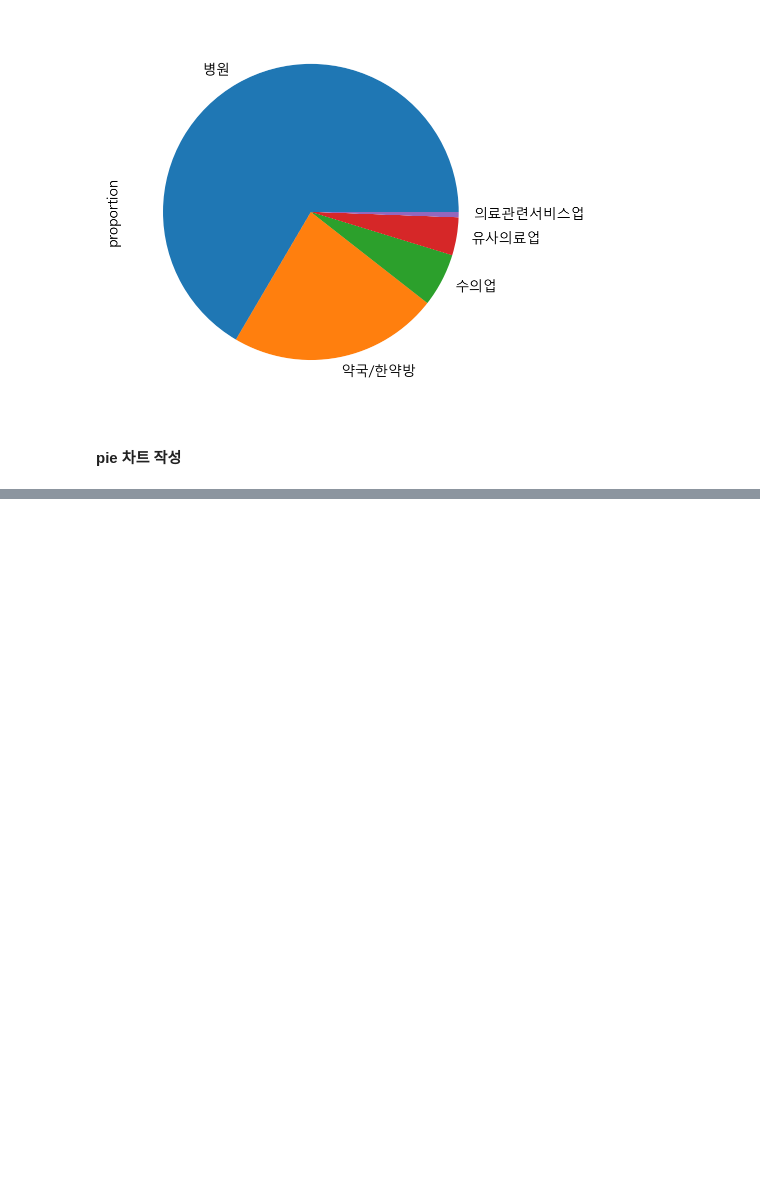
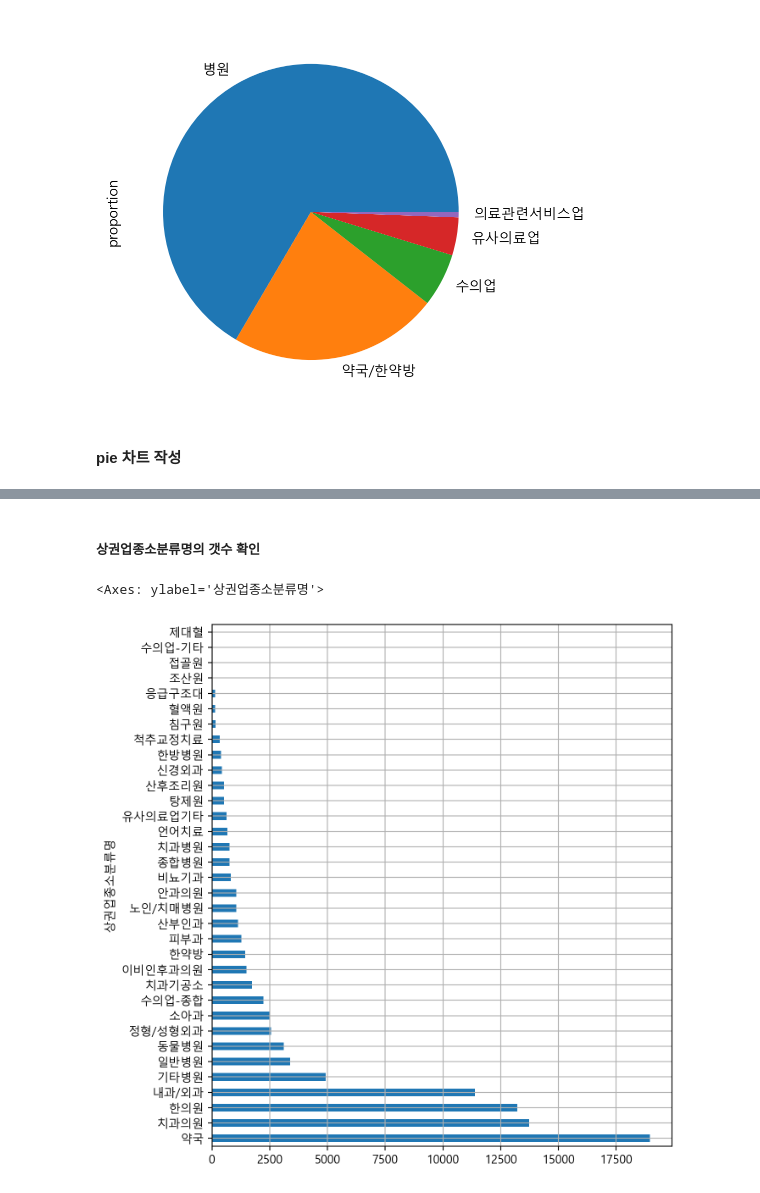
Before and after one commit to TAYKang1008/BAF-17-FRESH-Edu, a Jupyter notebook: 17기 신입교육세션 과제1_강태희.ipynb, the cells around one changed output, grey strips where cells are left out. Saved outputs shown, nothing was run; the diff lists cells and outputs as text; code cells hidden in the pictures; blank space fills up the shorter version.

```diff
--- a/17기 신입교육세션 과제1_강태희.ipynb
+++ b/17기 신입교육세션 과제1_강태희.ipynb
@@ -532,3 +532,6 @@ n.plot.pie()
 [figure]
 # %% [markdown]
 #### pie 차트 작성
+# %%
+d=df['상권업종소분류명'].value_counts()
+d
@@ -534,0 +556,7 @@ n.plot.pie()
+# %% [markdown]
+##### 상권업종소분류명의 갯수 확인
+# %%
+d.plot.barh(figsize=(7,8), grid=True)
+# %% [output]
+<Axes: ylabel='상권업종소분류명'>
+[figure, added]
```
Also changed, not shown: parts of 54 cells of this notebook.
